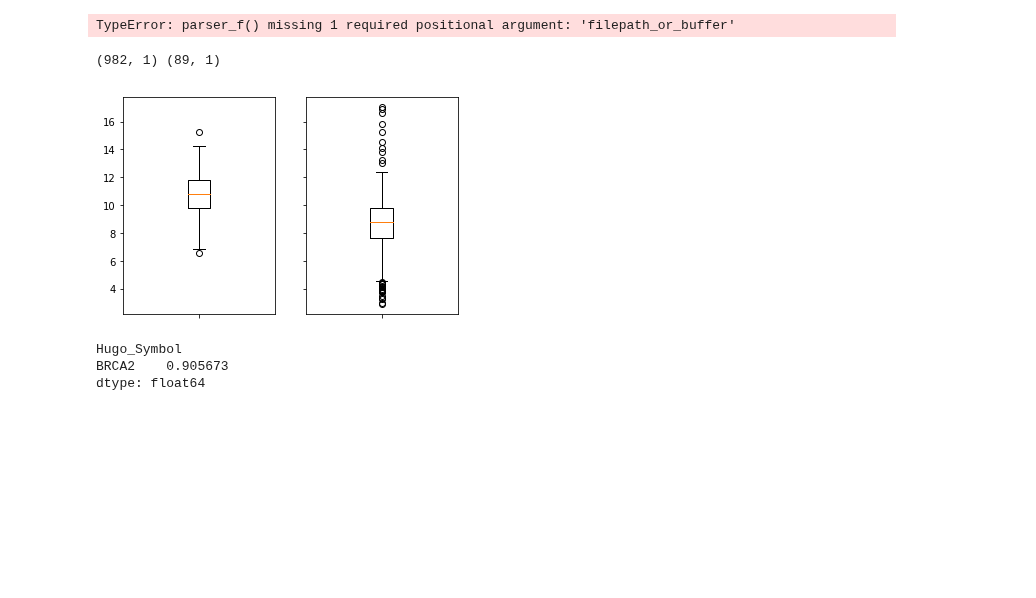
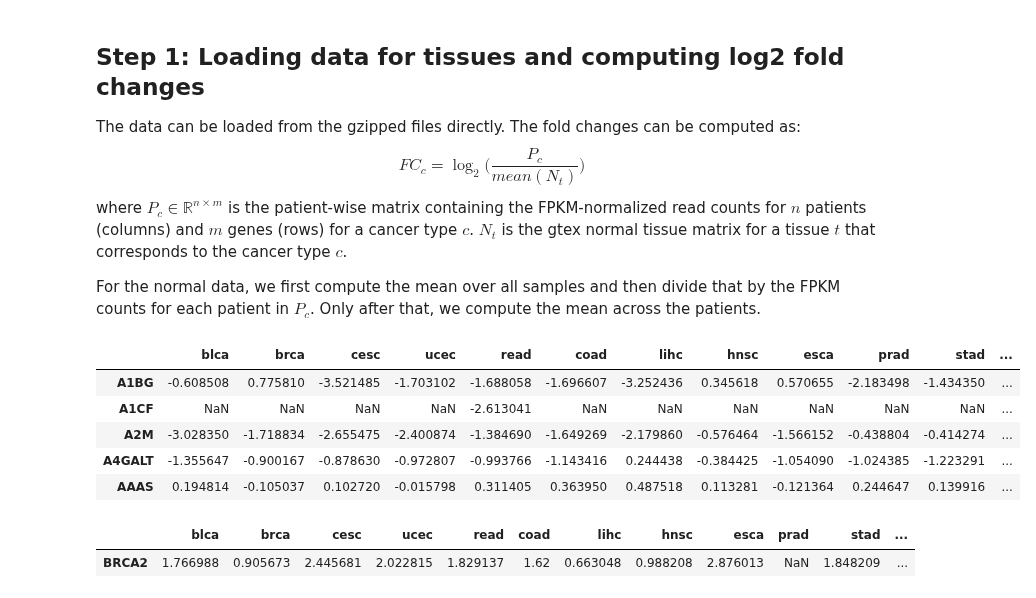
Before and after one commit to schulter/EMOGI, a Jupyter notebook: pancancer/expression/process_geneexpression_datadescriptor.ipynb, the cells around one changed output. Drawn from its saved outputs; the diff is of its cells as text; code cells hidden in the pictures; blank space fills up the shorter version.

```diff
--- a/pancancer/expression/process_geneexpression_datadescriptor.ipynb
+++ b/pancancer/expression/process_geneexpression_datadescriptor.ipynb
@@ -10,11 +13,11 @@ import seaborn
 %matplotlib inline
-# %%
-tissue_pairs = [('bladder', 'blca'), ('breast', 'brca')]
-
-def compute_geneexpression_foldchange(tumor_path, normal_path):
-    tumor_ge = pd.read_csv(tumor_path, compression='gzip')
-for gtex_tissue, tcga_project in tissue_pairs:
-    tumor_tissue = pd.read_csv()
-# %% [output]
-TypeError: parser_f() missing 1 required positional argument: 'filepath_or_buffer'
+# %% [markdown]
+## Step 1: Loading data for tissues and computing log2 fold changes
+The data can be loaded from the gzipped files directly. The fold changes can be computed as:
+\begin{equation*}
+FC_c = \log_2\big(\frac{P_c}{mean(N_t)}\big)
+\end{equation*}
+where $P_c \in \mathbb{R}^{n \times m}$ is the patient-wise matrix containing the FPKM-normalized read counts for $n$ patients (columns) and $m$ genes (rows) for a cancer type $c$. $N_t$ is the gtex normal tissue matrix for a tissue $t$ that corresponds to the cancer type $c$.
+
+For the normal data, we first compute the mean over all samples and then divide that by the FPKM counts for each patient in $P_c$. Only after that, we compute the mean across the patients.
 # %%
@@ -34,21 +35,38 @@ brca_foldchanges, brca_tcga, breast_gtex = compute_geneexpression_foldchange('..
-# %%
-gene_name = 'IGF2'
-col1 = np.log2(brca_tcga[brca_tcga.index == gene_name].T)
-col2 = np.log2(breast_gtex[breast_gtex.index == gene_name].T)
-print (col1.shape, col2.shape)
-ax1 = plt.subplot(1, 2, 1)
-_ = plt.boxplot(col2.T)
-ax2 = plt.subplot(1, 2, 2, sharey=ax1)
-_ = plt.boxplot(col1.T)
-_ = plt.setp(ax1.get_xticklabels(), visible=False)
-_ = plt.setp(ax2.get_xticklabels(), visible=False)
-_ = plt.setp(ax2.get_yticklabels(), visible=False)
-# %% [output]
-(982, 1) (89, 1)
-[figure, removed]
+# %%
+# get the file names ready
+dir_name = '../../data/pancancer/TCGA/expression/tcga_expr_datadescriptor_normalized_batchcorr/'
+tumor_path = os.path.join(dir_name, '{}-rsem-fpkm-tcga-t.txt.gz')
+gtex_path = os.path.join(dir_name, '{}-rsem-fpkm-gtex.txt.gz')
+
+# now, apply that function for all TCGA-project and tissue pairs
+tissue_pairs = [('bladder', 'blca'), ('breast', 'brca'), ('cervix', 'cesc'),
+                ('uterus', 'ucec'), ('colon', 'read'),
+                ('colon', 'coad'), ('liver', 'lihc'), ('salivary', 'hnsc'),
+                ('esophagus_mus', 'esca'), ('prostate', 'prad'), ('stomach', 'stad'),
+                ('thyroid', 'thca'), ('lung', 'luad'), ('lung', 'lusc'),
+                ('kidney', 'kirc'), ('kidney', 'kirp')]
+
+log_fold_changes = []
+tumor_fpkm = []
+gtex_fpkm = []
+for gtex_tissue, tcga_project in tissue_pairs:
+    fc, tumor, normal = compute_geneexpression_foldchange(tumor_path=tumor_path.format(tcga_project), normal_path=gtex_path.format(gtex_tissue))
+    log_fold_changes.append(fc)
+    tumor_fpkm.append(tumor)
+    gtex_fpkm.append(normal)
+
+# convert everything to one big DataFrame
+all_foldchanges = pd.DataFrame(log_fold_changes, index=[i[1] for i in tissue_pairs]).T
+all_foldchanges.head()
+# %% [output]
+|  | blca | brca | cesc | ucec | read | coad | lihc | hnsc | esca | prad | stad | ... |
+| A1BG | -0.608508 | 0.775810 | -3.521485 | -1.703102 | -1.688058 | -1.696607 | -3.252436 | 0.345618 | 0.570655 | -2.183498 | -1.434350 | ... |
+| A1CF | NaN | NaN | NaN | NaN | -2.613041 | NaN | NaN | NaN | NaN | NaN | NaN | ... |
+| A2M | -3.028350 | -1.718834 | -2.655475 | -2.400874 | -1.384690 | -1.649269 | -2.179860 | -0.576464 | -1.566152 | -0.438804 | -0.414274 | ... |
+| A4GALT | -1.355647 | -0.900167 | -0.878630 | -0.972807 | -0.993766 | -1.143416 | 0.244438 | -0.384425 | -1.054090 | -1.024385 | -1.223291 | ... |
+| AAAS | 0.194814 | -0.105037 | 0.102720 | -0.015798 | 0.311405 | 0.363950 | 0.487518 | 0.113281 | -0.121364 | 0.244647 | 0.139916 | ... |
 # %%
-brca_foldchanges[brca_foldchanges.index == 'BRCA2']
+all_foldchanges[all_foldchanges.index == 'BRCA2']
 # %% [output]
-Hugo_Symbol
-BRCA2    0.905673
-dtype: float64
+|  | blca | brca | cesc | ucec | read | coad | lihc | hnsc | esca | prad | stad | ... |
+| BRCA2 | 1.766988 | 0.905673 | 2.445681 | 2.022815 | 1.829137 | 1.62 | 0.663048 | 0.988208 | 2.876013 | NaN | 1.848209 | ... |
```
Also changed, not shown: parts of 15 cells of this notebook.
